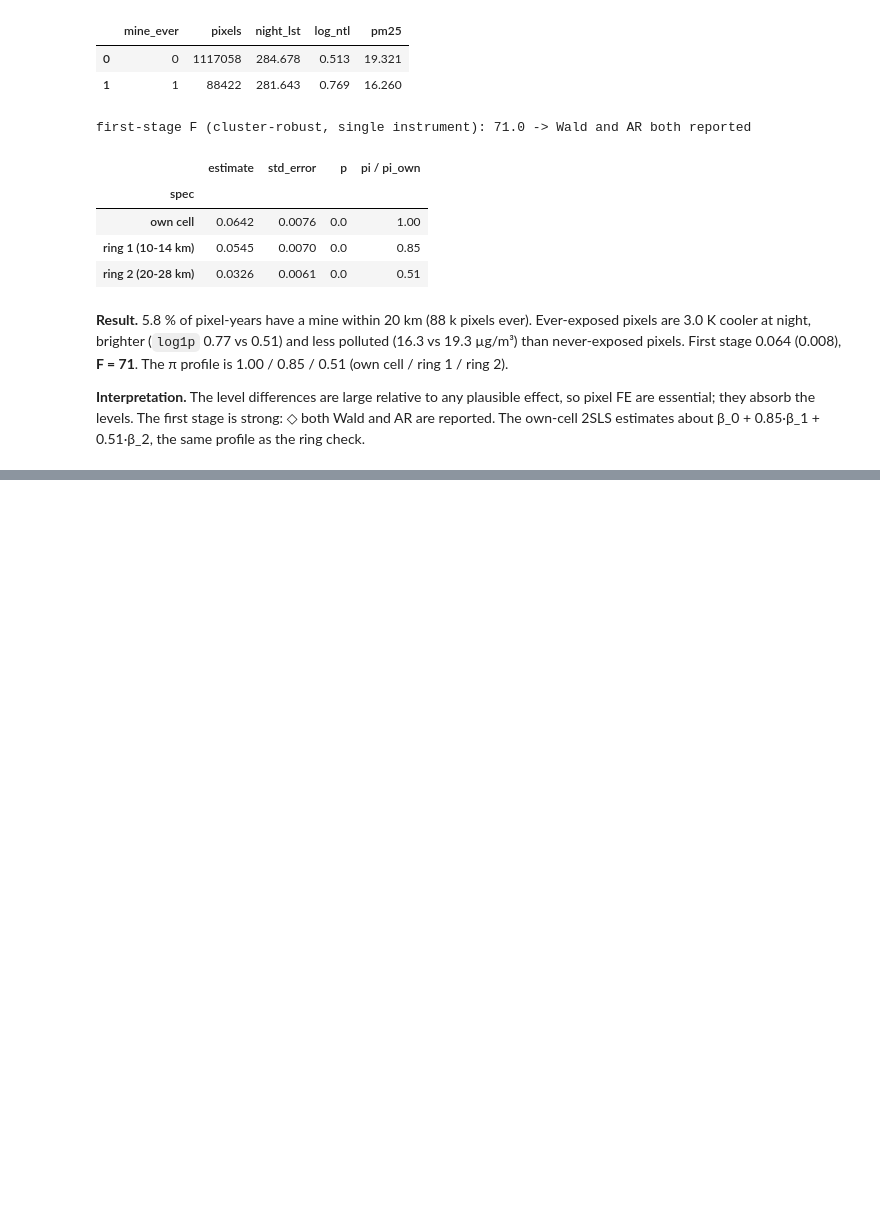
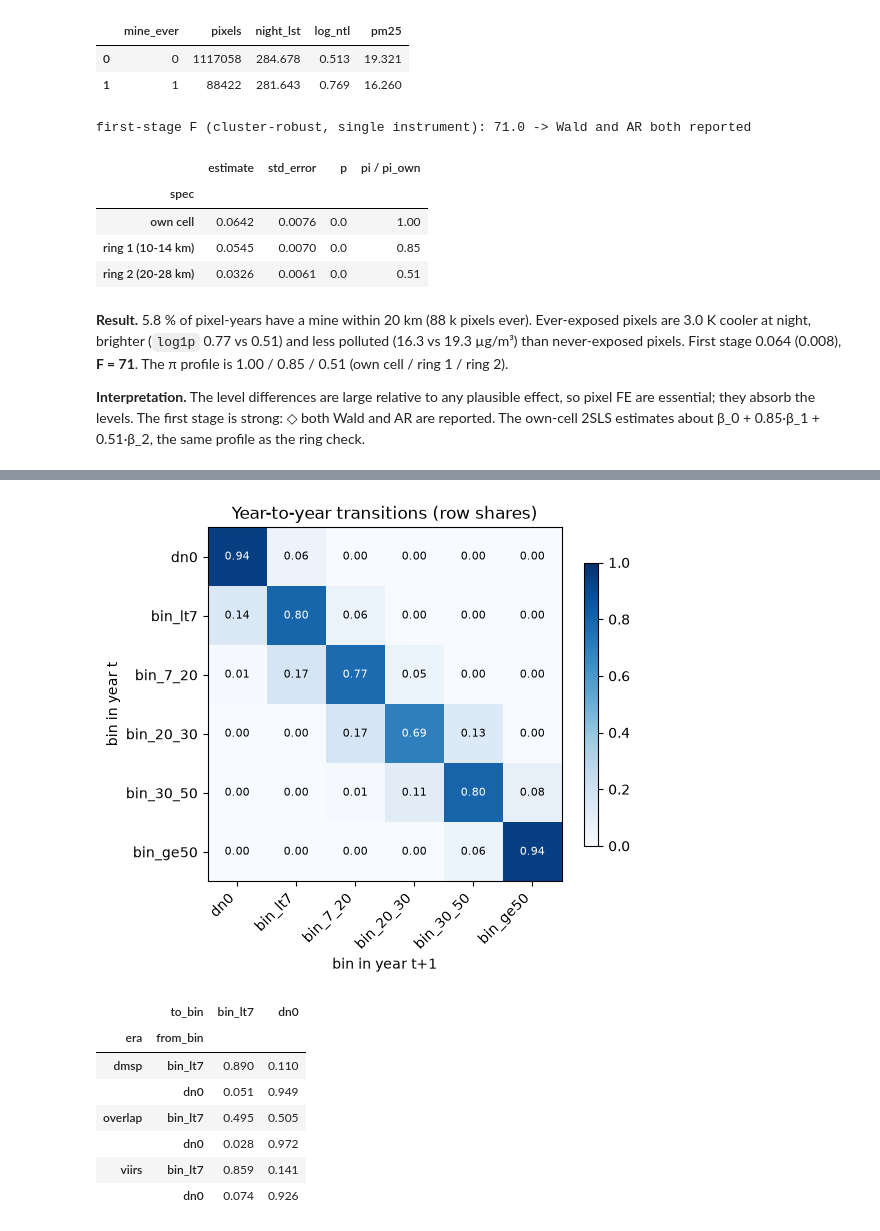
Before and after one commit to felixschulz385/growth-and-temperature, a Jupyter notebook: output/notebooks/01_pre_analysis.ipynb, the cells around one changed output, grey strips where cells are left out. Saved outputs shown, nothing was run; the diff lists cells and outputs as text; code cells hidden in the pictures; blank space fills up the shorter version.

```diff
--- a/output/notebooks/01_pre_analysis.ipynb
+++ b/output/notebooks/01_pre_analysis.ipynb
@@ -264,0 +337,32 @@ not a finding about the physics.
+# %%
+tr = sql(f"""
+    WITH b AS (SELECT pixel_id, year, era, {BIN} AS bin FROM {P} WHERE {BASE})
+    SELECT a.era, a.bin AS from_bin, c.bin AS to_bin, count(*) AS n
+    FROM b a JOIN b c ON a.pixel_id = c.pixel_id AND c.year = a.year + 1
+    GROUP BY ALL""")
+mat = tr.groupby(["from_bin", "to_bin"]).n.sum().unstack().reindex(index=ORDER, columns=ORDER).fillna(0)
+mat = mat.div(mat.sum(axis=1), axis=0)
+fig, ax = plt.subplots(figsize=(5.8, 4.6))
+im = ax.imshow(mat.values, cmap="Blues", vmin=0, vmax=1)
+ax.set_xticks(range(len(ORDER)), ORDER, rotation=45, ha="right")
+ax.set_yticks(range(len(ORDER)), ORDER)
+for i in range(len(ORDER)):
+    for j in range(len(ORDER)):
+        ax.text(j, i, f"{mat.values[i, j]:.2f}", ha="center", va="center", fontsize=8,
+                color="white" if mat.values[i, j] > 0.5 else "black")
+ax.set(xlabel="bin in year t+1", ylabel="bin in year t", title="Year-to-year transitions (row shares)")
+fig.colorbar(im, ax=ax, shrink=0.8)
+plt.show()
+flick = tr[(tr.from_bin.isin(["dn0", "bin_lt7"])) & (tr.to_bin.isin(["dn0", "bin_lt7"]))]
+flick = flick.pivot_table(index=["era", "from_bin"], columns="to_bin", values="n", aggfunc="sum")
+(flick.div(flick.sum(axis=1), axis=0)).round(3)
+# %% [output]
+[figure, added]
+|  | to_bin | bin_lt7 | dn0 |
+| era | from_bin |  |  |
+| dmsp | bin_lt7 | 0.890 | 0.110 |
+|  | dn0 | 0.051 | 0.949 |
+| overlap | bin_lt7 | 0.495 | 0.505 |
+|  | dn0 | 0.028 | 0.972 |
+| viirs | bin_lt7 | 0.859 | 0.141 |
+|  | dn0 | 0.074 | 0.926 |
```
Also changed, not shown: parts of 16 cells of this notebook, 1 other file.
